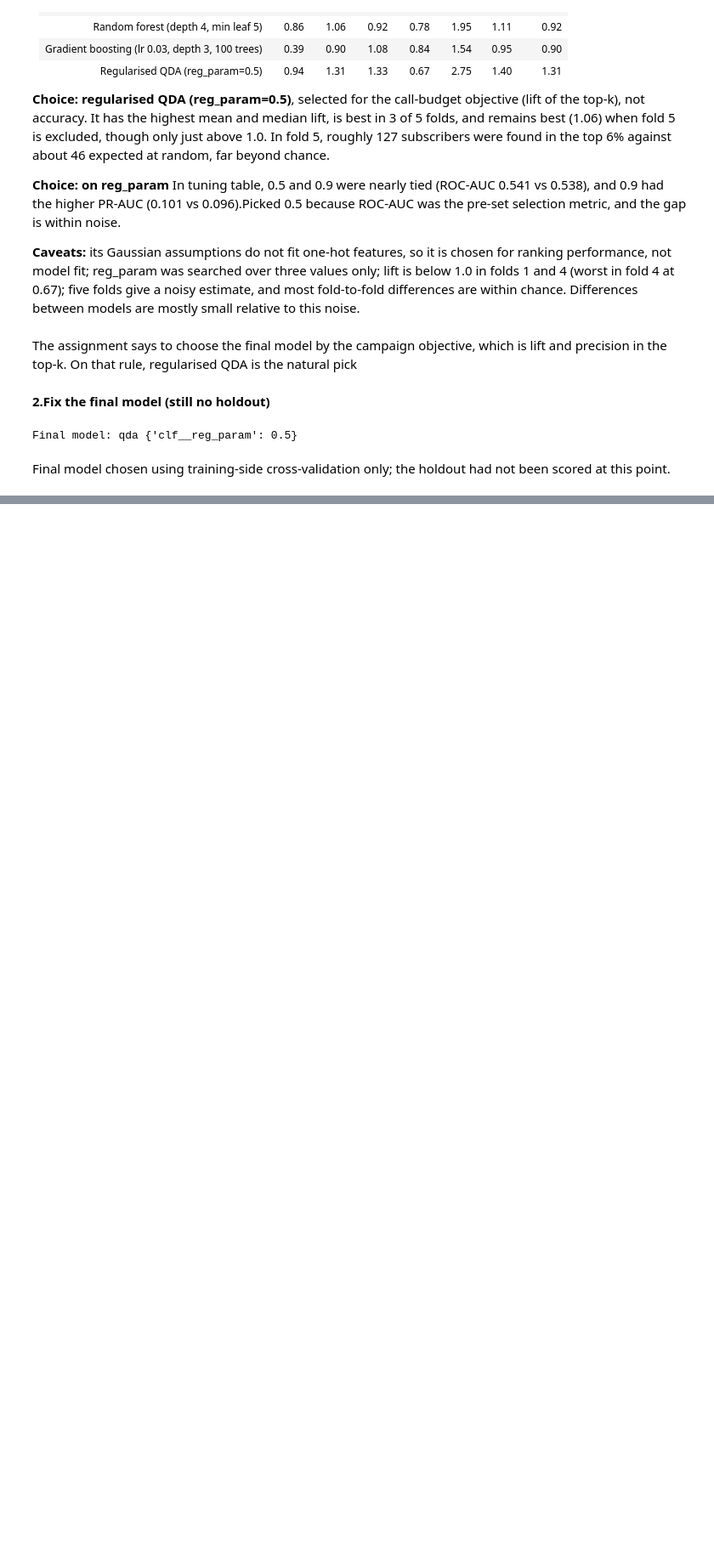
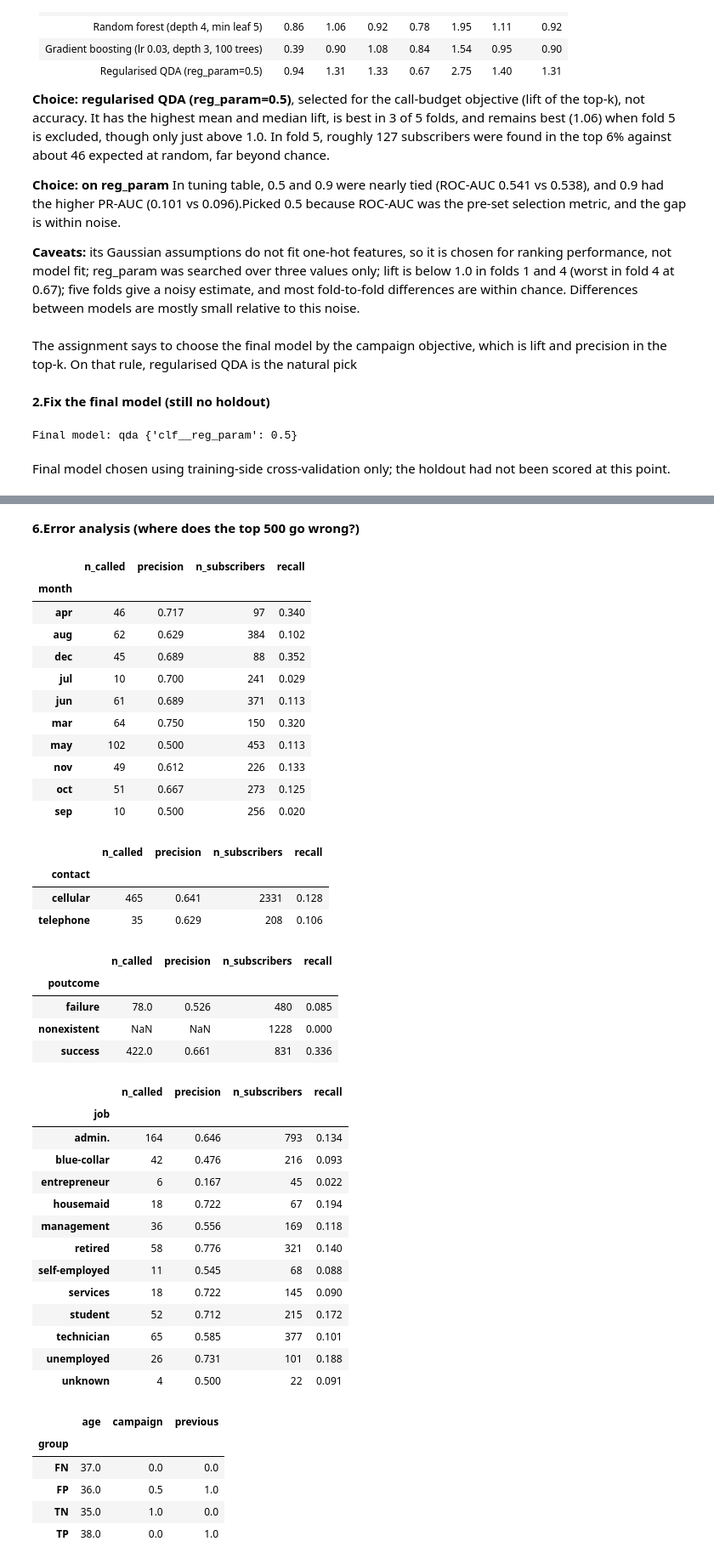
Before and after one commit to ShreyaKantamsetty/bank-campaign-prediction, a Jupyter notebook: notebooks/task1.ipynb, the cells around one changed output, grey strips where cells are left out. Shown at 85% size. Drawn from its saved outputs; the diff is of its cells as text; code cells hidden in the pictures; blank space fills up the shorter version.

```diff
--- a/notebooks/task1.ipynb
+++ b/notebooks/task1.ipynb
@@ -1201,0 +1363,60 @@ Final model chosen using training-side cross-validation only; the holdout had no
+# %% [markdown]
+**6.Error analysis (where does the top 500 go wrong?)**
+# %%
+view = X_holdout.copy()
+view['y'] = y_h
+view['flagged'] = pred_top
+
+# For each feature: precision inside the called group (false-positive patterns)
+# and recall among real subscribers (false-negative patterns).
+for col in ['month', 'contact', 'poutcome', 'job']:
+    called = view[view.flagged == 1].groupby(col)['y'].agg(n_called='size', precision='mean')
+    subs = view[view.y == 1].groupby(col)['flagged'].agg(n_subscribers='size', recall='mean')
+    display(called.join(subs, how='outer').round(3))
+
+view['group'] = np.select(
+    [(pred_top == 1) & (y_h == 1), (pred_top == 1) & (y_h == 0), (pred_top == 0) & (y_h == 1)],
+    ['TP', 'FP', 'FN'], default='TN')
+view.groupby('group')[['age', 'campaign', 'previous']].median()
+# %% [output]
+|  | n_called | precision | n_subscribers | recall |
+| month |  |  |  |  |
+| apr | 46 | 0.717 | 97 | 0.340 |
+| aug | 62 | 0.629 | 384 | 0.102 |
+| dec | 45 | 0.689 | 88 | 0.352 |
+| jul | 10 | 0.700 | 241 | 0.029 |
+| jun | 61 | 0.689 | 371 | 0.113 |
+| mar | 64 | 0.750 | 150 | 0.320 |
+| may | 102 | 0.500 | 453 | 0.113 |
+| nov | 49 | 0.612 | 226 | 0.133 |
+| oct | 51 | 0.667 | 273 | 0.125 |
+| sep | 10 | 0.500 | 256 | 0.020 |
+|  | n_called | precision | n_subscribers | recall |
+| contact |  |  |  |  |
+| cellular | 465 | 0.641 | 2331 | 0.128 |
+| telephone | 35 | 0.629 | 208 | 0.106 |
+|  | n_called | precision | n_subscribers | recall |
+| poutcome |  |  |  |  |
+| failure | 78.0 | 0.526 | 480 | 0.085 |
+| nonexistent | NaN | NaN | 1228 | 0.000 |
+| success | 422.0 | 0.661 | 831 | 0.336 |
+|  | n_called | precision | n_subscribers | recall |
+| job |  |  |  |  |
+| admin. | 164 | 0.646 | 793 | 0.134 |
+| blue-collar | 42 | 0.476 | 216 | 0.093 |
+| entrepreneur | 6 | 0.167 | 45 | 0.022 |
+| housemaid | 18 | 0.722 | 67 | 0.194 |
+| management | 36 | 0.556 | 169 | 0.118 |
+| retired | 58 | 0.776 | 321 | 0.140 |
+| self-employed | 11 | 0.545 | 68 | 0.088 |
+| services | 18 | 0.722 | 145 | 0.090 |
+| student | 52 | 0.712 | 215 | 0.172 |
+| technician | 65 | 0.585 | 377 | 0.101 |
+| unemployed | 26 | 0.731 | 101 | 0.188 |
+| unknown | 4 | 0.500 | 22 | 0.091 |
+|  | age | campaign | previous |
+| group |  |  |  |
+| FN | 37.0 | 0.0 | 0.0 |
+| FP | 36.0 | 0.5 | 1.0 |
+| TN | 35.0 | 1.0 | 0.0 |
+| TP | 38.0 | 0.0 | 1.0 |
```
Also changed, not shown: parts of 12 cells of this notebook.
